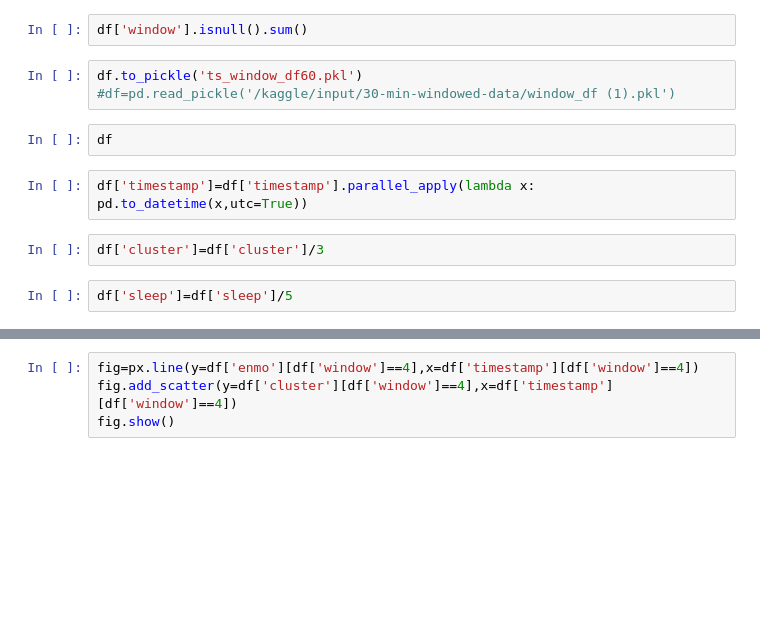
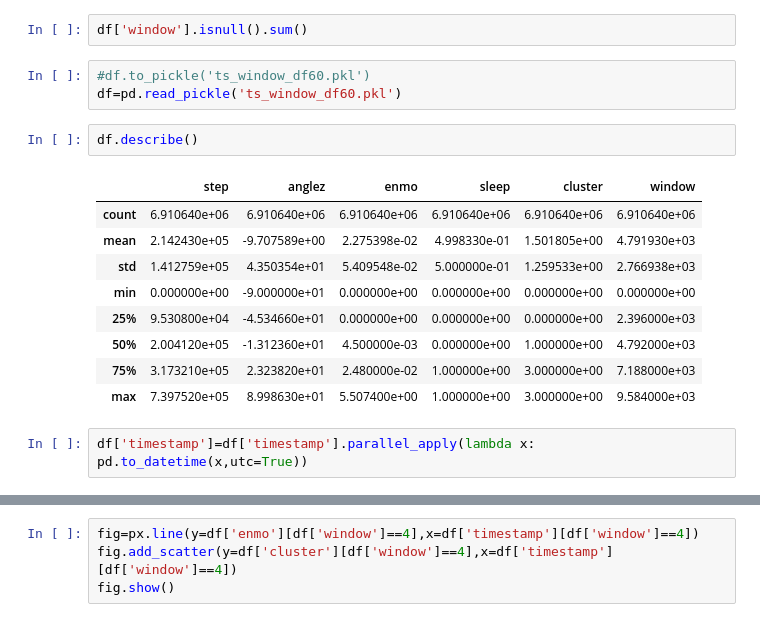
Before and after one commit to snajeebz/CMI-SleepState-Detection, a Jupyter notebook: windowing.ipynb, the cells around one changed output, grey strips where cells are left out. Cells and saved outputs as stored; diff of their text form; blank space fills up the shorter version.

Commit message:
Kaggle Notebook | windowing | Version 7

```diff
--- a/windowing.ipynb
+++ b/windowing.ipynb
@@ -82,13 +114,19 @@ df=df[df['window'].isna()==False]
 # %%
 df['window'].isnull().sum()
 # %%
-df.to_pickle('ts_window_df60.pkl')
-#df=pd.read_pickle('/kaggle/input/30-min-windowed-data/window_df (1).pkl')
+#df.to_pickle('ts_window_df60.pkl')
+df=pd.read_pickle('ts_window_df60.pkl')
 # %%
-df
+df.describe()
+# %% [output]
+|  | step | anglez | enmo | sleep | cluster | window |
+| count | 6.910640e+06 | 6.910640e+06 | 6.910640e+06 | 6.910640e+06 | 6.910640e+06 | 6.910640e+06 |
+| mean | 2.142430e+05 | -9.707589e+00 | 2.275398e-02 | 4.998330e-01 | 1.501805e+00 | 4.791930e+03 |
+| std | 1.412759e+05 | 4.350354e+01 | 5.409548e-02 | 5.000000e-01 | 1.259533e+00 | 2.766938e+03 |
+| min | 0.000000e+00 | -9.000000e+01 | 0.000000e+00 | 0.000000e+00 | 0.000000e+00 | 0.000000e+00 |
+| 25% | 9.530800e+04 | -4.534660e+01 | 0.000000e+00 | 0.000000e+00 | 0.000000e+00 | 2.396000e+03 |
+| 50% | 2.004120e+05 | -1.312360e+01 | 4.500000e-03 | 0.000000e+00 | 1.000000e+00 | 4.792000e+03 |
+| 75% | 3.173210e+05 | 2.323820e+01 | 2.480000e-02 | 1.000000e+00 | 3.000000e+00 | 7.188000e+03 |
+| max | 7.397520e+05 | 8.998630e+01 | 5.507400e+00 | 1.000000e+00 | 3.000000e+00 | 9.584000e+03 |
 # %%
 df['timestamp']=df['timestamp'].parallel_apply(lambda x: pd.to_datetime(x,utc=True))
-# %%
-df['cluster']=df['cluster']/3
-# %%
-df['sleep']=df['sleep']/5
```
Also changed, not shown: parts of 8 cells of this notebook.
